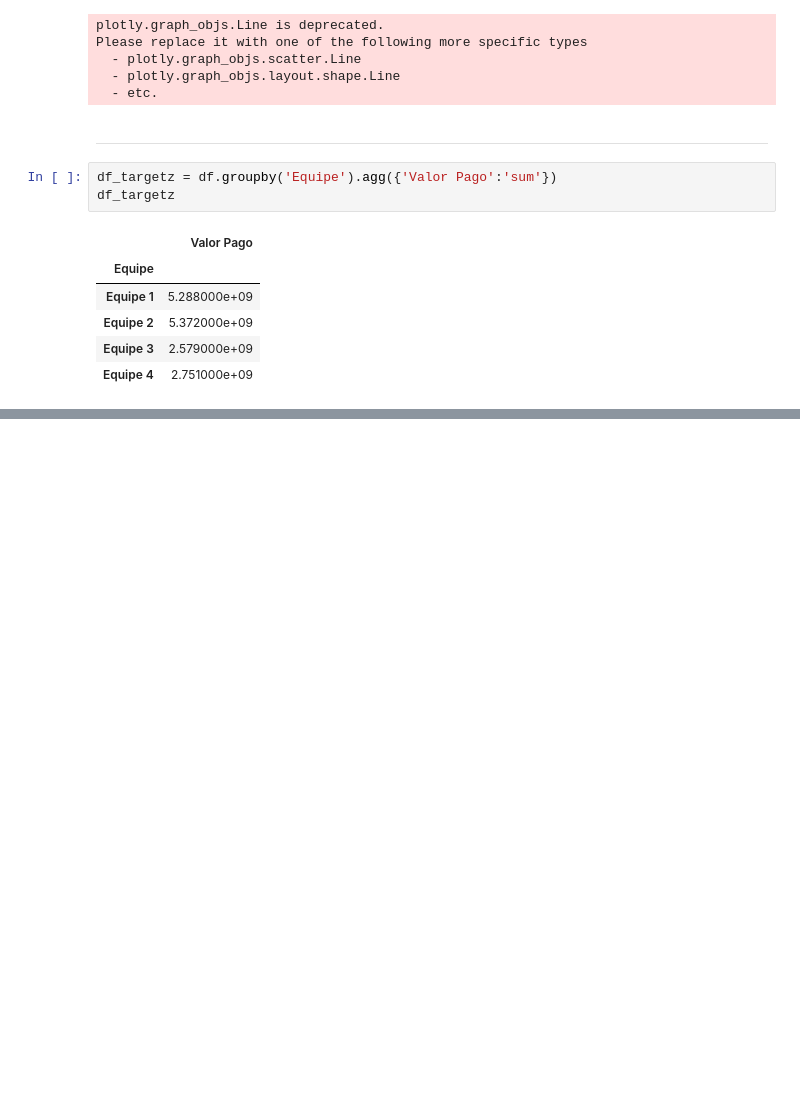
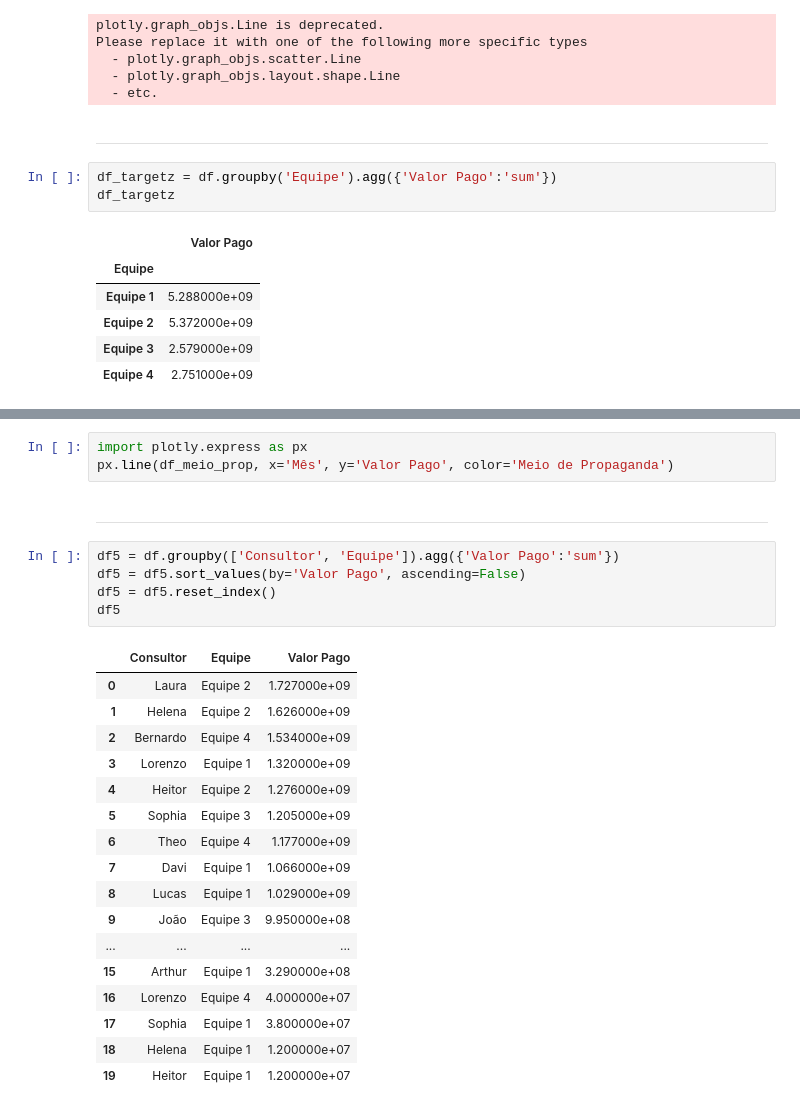
Before and after one commit to talesaraujoc/sales_dashboard, a Jupyter notebook: notebook.ipynb, the cells around one changed output, grey strips where cells are left out. Drawn from its saved outputs; the diff is of its cells as text; blank space fills up the shorter version.

```diff
--- a/notebook.ipynb
+++ b/notebook.ipynb
@@ -249,0 +284,28 @@ df_targetz
+# %%
+import plotly.express as px
+px.line(df_meio_prop, x='Mês', y='Valor Pago', color='Meio de Propaganda')
+# %% [markdown]
+---
+# %%
+df5 = df.groupby(['Consultor', 'Equipe']).agg({'Valor Pago':'sum'})
+df5 = df5.sort_values(by='Valor Pago', ascending=False)
+df5 = df5.reset_index()
+df5
+# %% [output]
+|  | Consultor | Equipe | Valor Pago |
+| 0 | Laura | Equipe 2 | 1.727000e+09 |
+| 1 | Helena | Equipe 2 | 1.626000e+09 |
+| 2 | Bernardo | Equipe 4 | 1.534000e+09 |
+| 3 | Lorenzo | Equipe 1 | 1.320000e+09 |
+| 4 | Heitor | Equipe 2 | 1.276000e+09 |
+| 5 | Sophia | Equipe 3 | 1.205000e+09 |
+| 6 | Theo | Equipe 4 | 1.177000e+09 |
+| 7 | Davi | Equipe 1 | 1.066000e+09 |
+| 8 | Lucas | Equipe 1 | 1.029000e+09 |
+| 9 | João | Equipe 3 | 9.950000e+08 |
+| ... | ... | ... | ... |
+| 15 | Arthur | Equipe 1 | 3.290000e+08 |
+| 16 | Lorenzo | Equipe 4 | 4.000000e+07 |
+| 17 | Sophia | Equipe 1 | 3.800000e+07 |
+| 18 | Helena | Equipe 1 | 1.200000e+07 |
+| 19 | Heitor | Equipe 1 | 1.200000e+07 |
```
Also changed, not shown: parts of 7 cells of this notebook, 1 other file.
